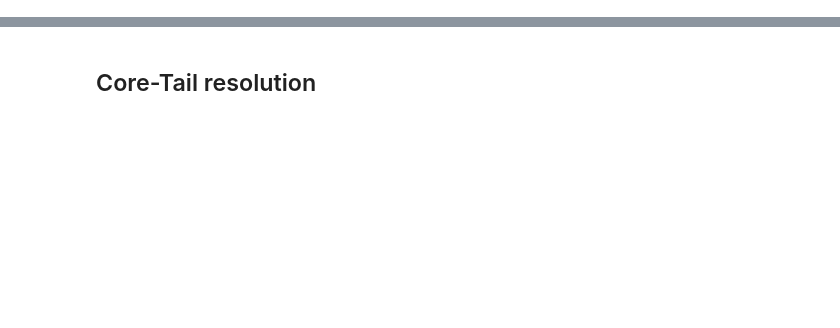
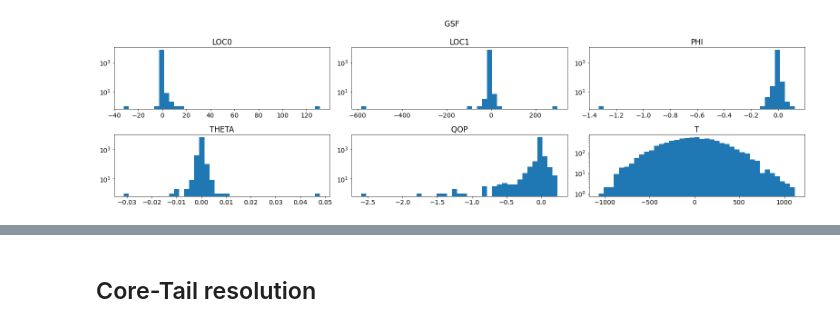
Before and after one commit to benjaminhuth/acts-gsf-scripts, a Jupyter notebook: notebooks/analysis_core_tail.ipynb, the cells around one changed output, grey strips where cells are left out. Saved outputs shown, nothing was run; the diff lists cells and outputs as text; code cells hidden in the pictures; blank space fills up the shorter version.

```diff
--- a/notebooks/analysis_core_tail.ipynb
+++ b/notebooks/analysis_core_tail.ipynb
@@ -25,0 +44,15 @@ summary_kf = summary_to_df(summary_kf_root, keys)
+# %%
+#summary_gsf = summary_gsf[ summary_gsf["res_eQOP_fit"].between(-30,30) ]
+summary_gsf = summary_gsf[ summary_gsf["nOutliers"] == 0 ]
+# %%
+fig, axes = plt.subplots(2,3,figsize=(22,6))
+
+for ax, key in zip(axes.flatten(), ['res_eLOC0_fit', 'res_eLOC1_fit', 'res_ePHI_fit', 'res_eTHETA_fit', 'res_eQOP_fit', 'res_eT_fit']):
+    ax.hist(summary_gsf[key], bins='rice')
+    ax.set_yscale('log')
+    ax.set_title(key[5:][:-4])
+
+fig.suptitle("GSF")
+fig.tight_layout()
+# %% [output]
+[figure, added]
```
Also changed, not shown: parts of 16 cells of this notebook, 6 other files.
